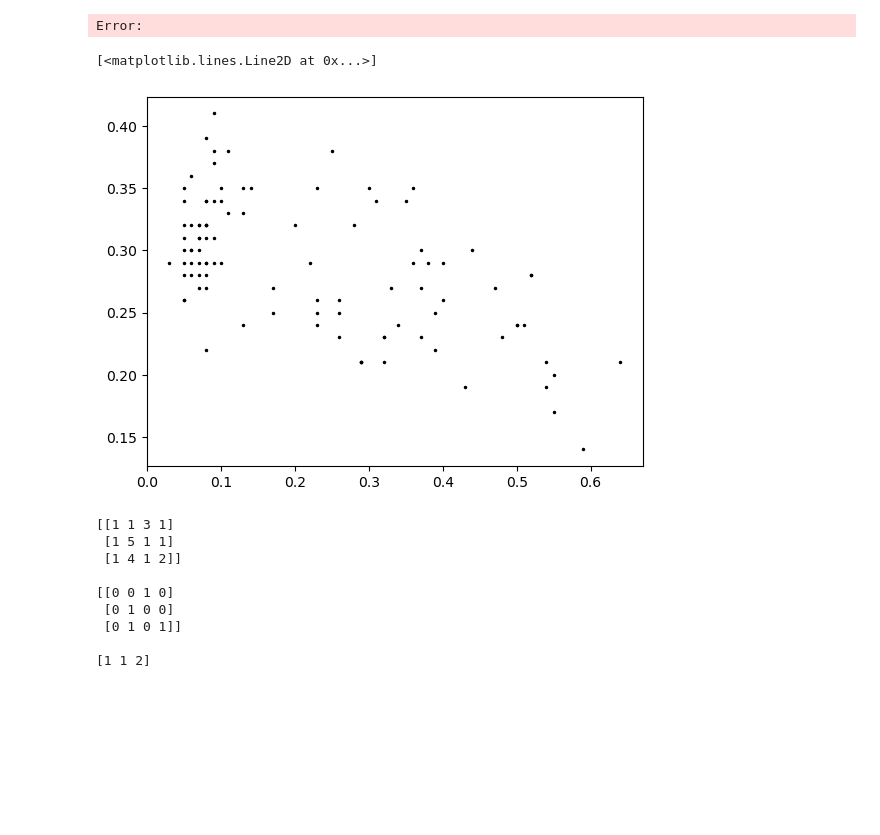
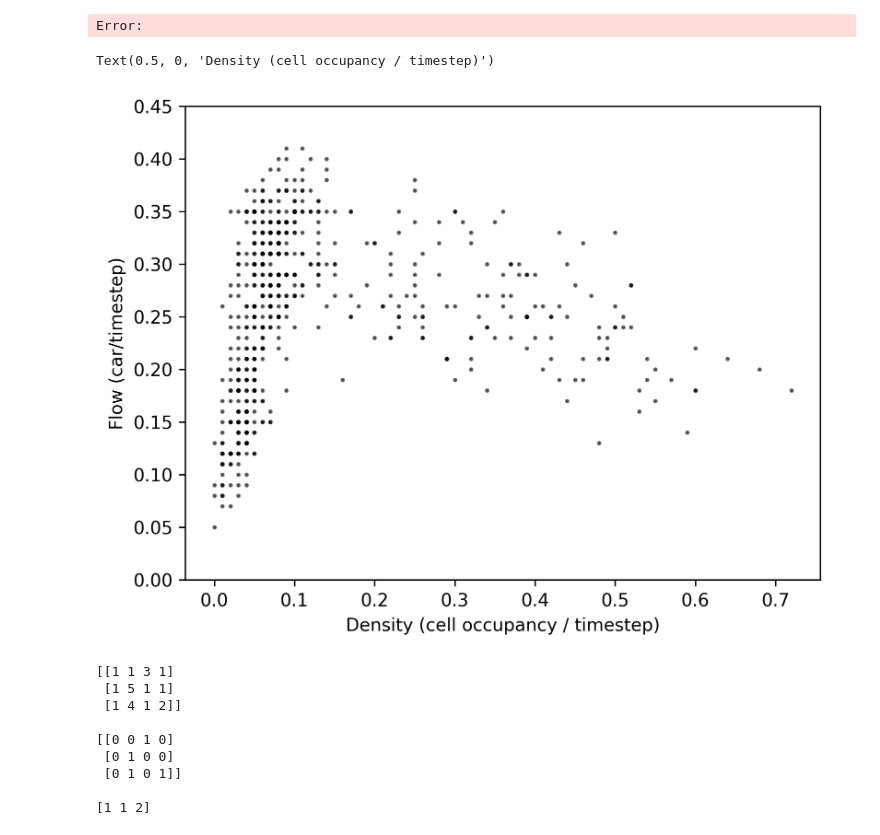
Before and after one commit to starmallow/PHY329_Project, a Jupyter notebook: kristine_tests.ipynb, the cells around one changed output. Drawn from its saved outputs; the diff is of its cells as text; code cells hidden in the pictures; blank space fills up the shorter version.

```diff
--- a/kristine_tests.ipynb
+++ b/kristine_tests.ipynb
@@ -143,21 +143,38 @@ density_s2, flow_s2 = DensityFlowResults(cells=10**4, system_density=0.2,
                                    timesteps=10**2, random_state=5603)
 density_s3, flow_s3 = DensityFlowResults(cells=10**4, system_density=0.2,
                                    timesteps=10**2, random_state=962)
+# %%
+density_s4, flow_s4 = DensityFlowResults(cells=10**4, system_density=0.1,
+                                   timesteps=10**2, random_state=None)
+# %%
+density_s5, flow_s5 = DensityFlowResults(cells=10**4, system_density=0.03,
+                                   timesteps=10**2, random_state=None)
+# %%
+density_s6, flow_s6 = DensityFlowResults(cells=10**4, system_density=0.05,
+                                   timesteps=10**2, random_state=None)
 # %%
 # density_b1, flow_b1 = DensityFlowResults(cells=10**4, system_density=0.2,
 #                                    timesteps=10**6, random_state=None)
 # %% [output]
 Error:
 # %%
-plt.figure()
-plt.plot(density_s1, flow_s1, ".k", ms=3)
-# plt.plot(density_s2, flow_s2, ".k", ms=3)
-# plt.plot(density_s3, flow_s3, ".k", ms=3)
+plt.figure(dpi=280)
+plt.plot(density_s1, flow_s1, ".k", ms=3, alpha=0.5)
+plt.plot(density_s2, flow_s2, ".k", ms=3, alpha=0.5)
+plt.plot(density_s3, flow_s3, ".k", ms=3, alpha=0.5)
+plt.plot(density_s4, flow_s4, ".k", ms=3, alpha=0.5)
+plt.plot(density_s5, flow_s5, ".k", ms=3, alpha=0.5)
+plt.plot(density_s6, flow_s6, ".k", ms=3, alpha=0.5)
 
 # plt.plot(density_b1, flow_b1, ".r", ms=3)
+
+plt.ylim(0,0.45)
+plt.ylabel("Flow (car/timestep)")
+plt.xlabel("Density (cell occupancy / timestep)")
+# plt.title()
 # %% [output]
-[<matplotlib.lines.Line2D at 0x...>]
+Text(0.5, 0, 'Density (cell occupancy / timestep)')
-[figure, old version]
+[figure, new version]
 # %%
 # dummy array testing
 
```
Also changed, not shown: 1 other file.
